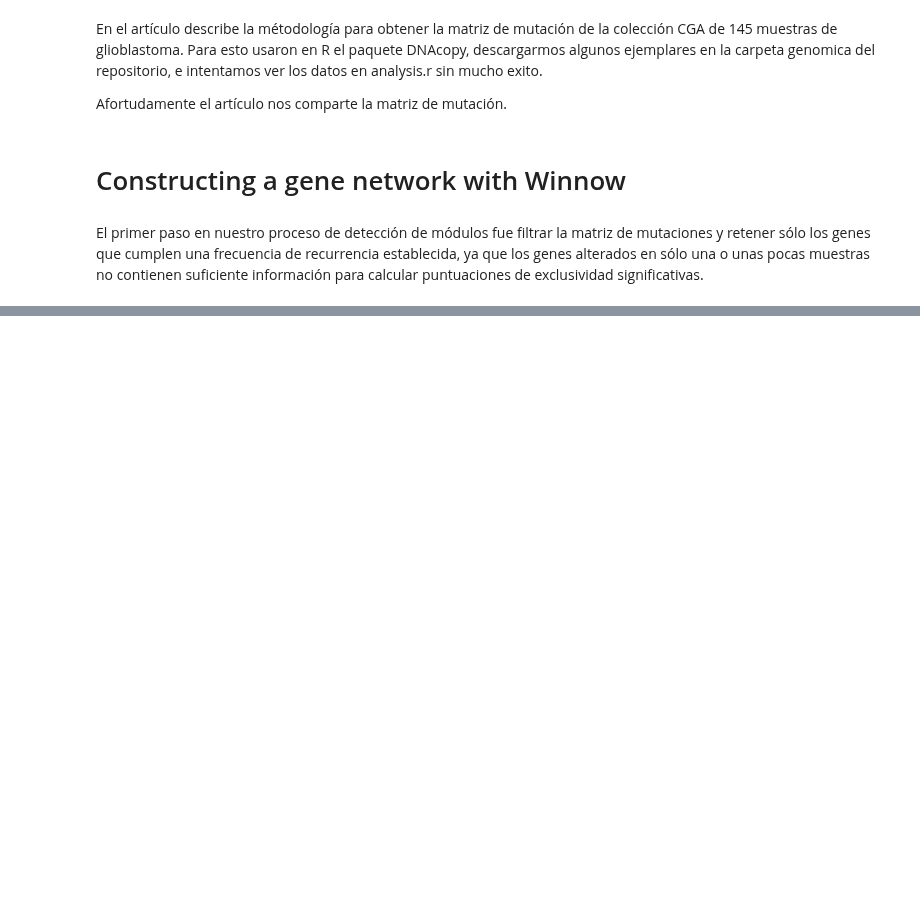
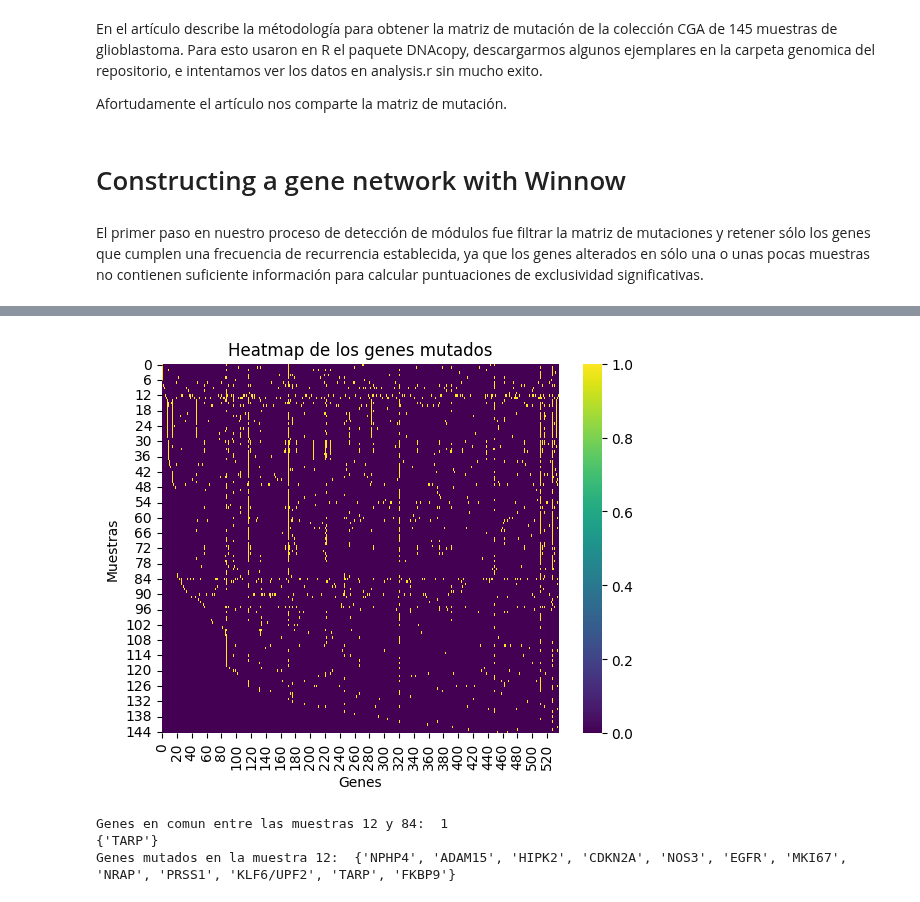
Before and after one commit to ValeRT24/Proyecto-Genomica-Computacional, a Jupyter notebook: proyecto-helper.ipynb, the cells around one changed output, grey strips where cells are left out. Drawn from its saved outputs; the diff is of its cells as text; code cells hidden in the pictures; blank space fills up the shorter version.

```diff
--- a/proyecto-helper.ipynb
+++ b/proyecto-helper.ipynb
@@ -168,0 +38,20 @@ The Winnow algorithm was run in an online setting, using one gene as a classifie
+# %%
+# dicionario {gene:num_muestras en las que esta mutado}
+recurrencia_genes = dict()
+# diccionario {muestra:[genes mutados]}
+genes_muestras = dict()
+# %%
+for i,gene in data['Unnamed: 0'].items():
+    # En las muestras verificar si este gen esta mutado
+    for j in range(1,len(data.columns)):
+        for sample in data.columns[j:]:
+            if data[sample][i] == 1:
+                #print("Gen mutado: ", gene, " en la muestra: ", sample)
+                recurrencia_genes[gene] = recurrencia_genes.get(gene,0) + 1
+                genes_muestras[sample] = genes_muestras.get(sample,[]) + [gene]
+            break
+# %%
+# Generar un dataframe con los genes y su recurrencia
+df_gen_rec = pd.DataFrame(list(recurrencia_genes.items()), columns=['Gen', 'Recurrencia'])
+# Generar un dataframe con las muestras y los genes mutados
+df_muestras_genes = pd.DataFrame(list(genes_muestras.items()), columns=['Muestra', 'Genes'])
@@ -168,0 +69,34 @@ The Winnow algorithm was run in an online setting, using one gene as a classifie
+# %%
+# Heatmap de los genes mutados df_muestras_genes
+# Crear una matriz de 0s y 1s
+matriz_genes = np.zeros((len(df_muestras_genes), len(df_gen_rec)))
+for i in range(len(df_muestras_genes)):
+    for j in range(len(df_gen_rec)):
+        if df_gen_rec['Gen'][j] in df_muestras_genes['Genes'][i]:
+            matriz_genes[i,j] = 1
+# %%
+# Crear un heatmap
+sns.heatmap(matriz_genes, cmap='viridis')
+plt.xlabel('Genes')
+plt.ylabel('Muestras')
+plt.title('Heatmap de los genes mutados')
+plt.show()
+# %% [output]
+[figure, added]
+# %%
+# Recuperar muestras 12, 84
+data.columns[12]
+data.columns[84]
+
+# Contar cuantos genes mutados tienen en comun
+genes_muestra_12 = set(genes_muestras[data.columns[12]])
+genes_muestra_84 = set(genes_muestras[data.columns[84]])
+print("Genes en comun entre las muestras 12 y 84: ", len(genes_muestra_12.intersection(genes_muestra_84)))
+print(genes_muestra_12.intersection(genes_muestra_84))
+
+# Genes mutados en la muestra 12
+print("Genes mutados en la muestra 12: ", genes_muestra_12)
+# %% [output]
+Genes en comun entre las muestras 12 y 84:  1
+{'TARP'}
+Genes mutados en la muestra 12:  {'NPHP4', 'ADAM15', 'HIPK2', 'CDKN2A', 'NOS3', 'EGFR', 'MKI67', 'NRAP', 'PRSS1', 'KLF6/UPF2', 'TARP', 'FKBP9'}
```
Also changed, not shown: parts of 17 cells of this notebook.
